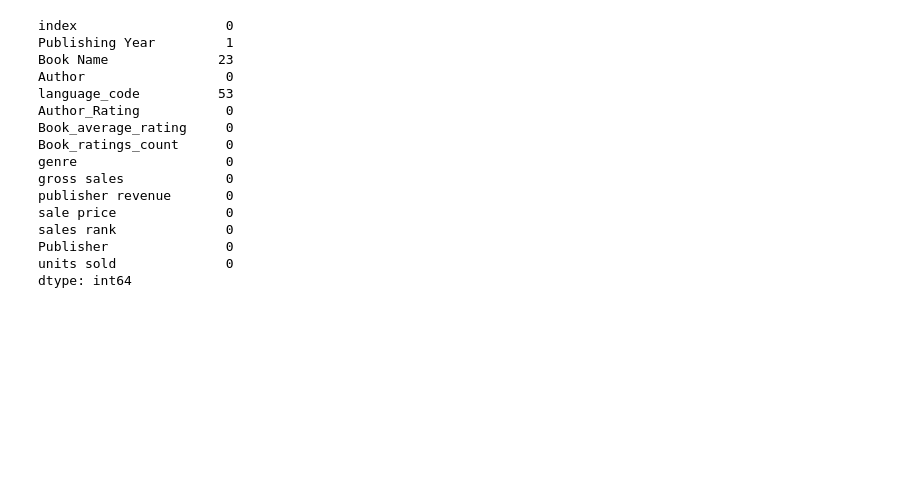
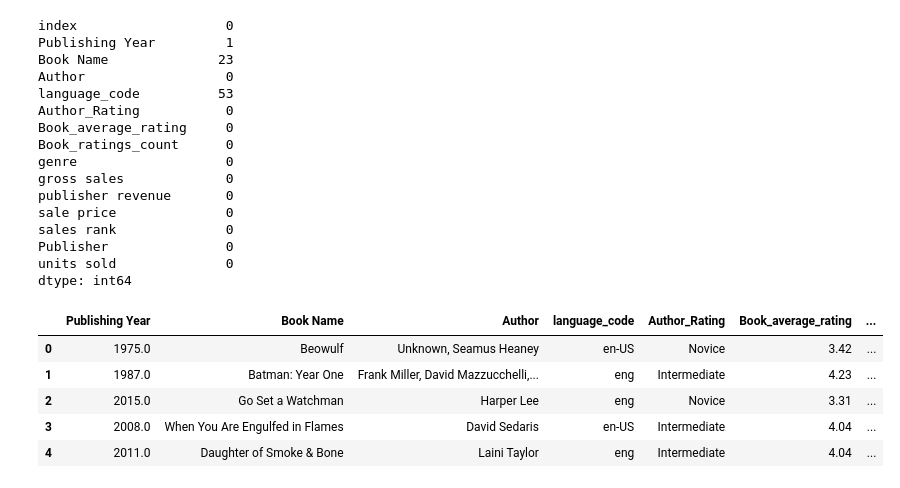
Before and after one commit to Ridima28/book-sales, a Jupyter notebook: EDA.ipynb, the cells around one changed output. Saved outputs shown, nothing was run; the diff lists cells and outputs as text; code cells hidden in the pictures; blank space fills up the shorter version.

```diff
--- a/EDA.ipynb
+++ b/EDA.ipynb
@@ -63,3 +62,13 @@ sales rank              0
 Publisher               0
 units sold              0
 dtype: int64
+# %%
+df.dropna(subset='Book Name', inplace = True)
+df.head()
+# %% [output]
+|  | Publishing Year | Book Name | Author | language_code | Author_Rating | Book_average_rating | ... |
+| 0 | 1975.0 | Beowulf | Unknown, Seamus Heaney | en-US | Novice | 3.42 | ... |
+| 1 | 1987.0 | Batman: Year One | Frank Miller, David Mazzucchelli,... | eng | Intermediate | 4.23 | ... |
+| 2 | 2015.0 | Go Set a Watchman | Harper Lee | eng | Novice | 3.31 | ... |
+| 3 | 2008.0 | When You Are Engulfed in Flames | David Sedaris | en-US | Intermediate | 4.04 | ... |
+| 4 | 2011.0 | Daughter of Smoke & Bone | Laini Taylor | eng | Intermediate | 4.04 | ... |
```
Also changed, not shown: parts of 9 cells of this notebook, 3 other files.
